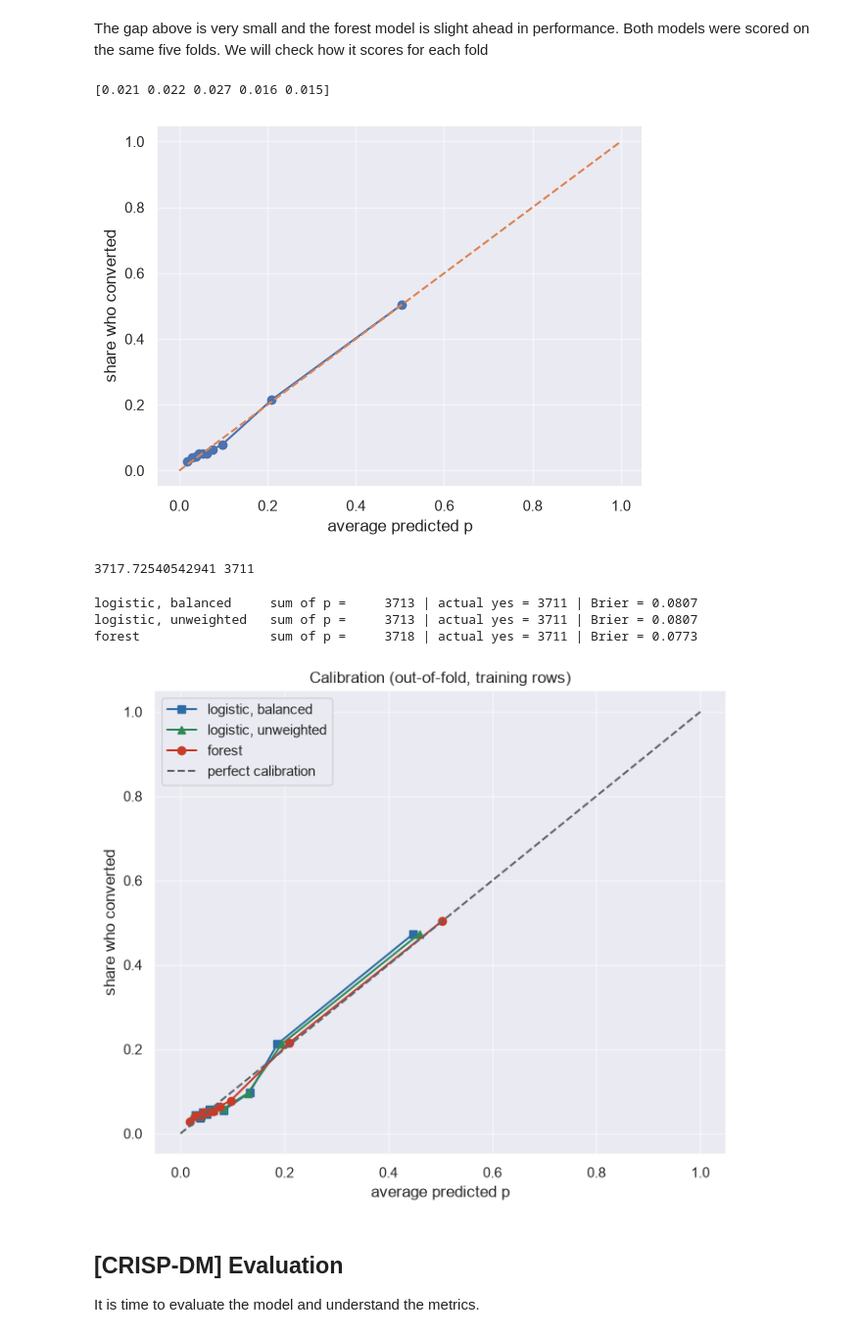
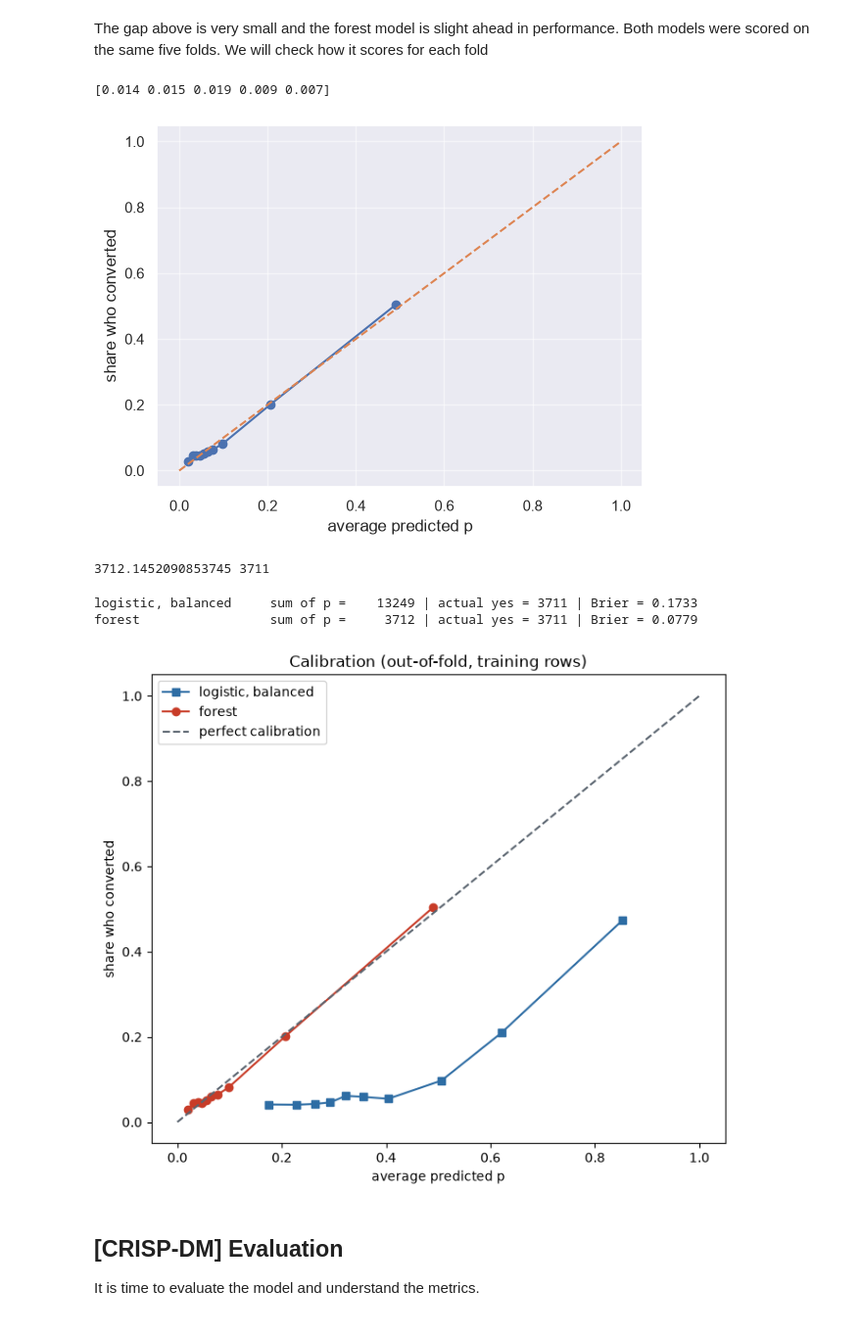
Before and after one commit to anoopungrd/sgh-advanced-analytics-big-data, a Jupyter notebook: semester-1/data-mining/project/code/Bank_Marketing_Notebook.ipynb, the cells around one changed output. Shown at 98% size. Cells and saved outputs as stored; diff of their text form; code cells hidden in the pictures.

Commit message:
Added the data set and made code changes to final code file.

```diff
--- a/semester-1/data-mining/project/code/Bank_Marketing_Notebook.ipynb
+++ b/semester-1/data-mining/project/code/Bank_Marketing_Notebook.ipynb
@@ -60,8 +57,8 @@ print("Current working directory:", os.getcwd())
 # %% [output]
 Current working directory: D:\SGH\Semesters\github\semester-1\data-mining\project\code
 # %%
-# data from csv  ----  Need to be deleted later
-df_csv = pd.read_csv('../bank+marketing/bank-additional/bank-additional/bank-additional-full.csv', delimiter=';')
+
+df_csv = pd.read_csv('bank-additional-full.csv', delimiter=';')
 df_csv.sample(5)
 # %% [output]
 |  | age | job | marital | education | default | housing | loan | contact | month | day_of_week | ... |
@@ -994,8 +981,8 @@ print("share of 999:", round((df_model_prep['pdays'] == 999).mean(), 3))     # a
 df_model_prep['pdays_recorded'] = (df_model_prep['pdays'] != 999).astype(int)  # 1 = a gap in days was recorded
 df_model_prep['pdays_clean']    = df_model_prep['pdays'].replace(999, 0)       # placeholder -> constant fill
 #df_model_prep = df_model_prep.drop(columns='pdays')                       # run once
-df_model_prep_tree = df_model_prep.drop(columns=['pdays'])
-df_model_prep = df_model_prep.drop(columns=['pdays', 'euribor3m', 'emp.var.rate','cons.price.idx', 'cons.conf.idx'])
+df_model_prep_tree = df_model_prep.drop(columns=['pdays', 'euribor3m', 'emp.var.rate']) #,'cons.price.idx', 'cons.conf.idx'])
+df_model_prep = df_model_prep.drop(columns=['pdays', 'euribor3m', 'emp.var.rate']) #,'cons.price.idx', 'cons.conf.idx'])
 # %% [output]
 unmapped months: 0
 share of 999: 0.963
@@ -1465,6 +1430,6 @@ None 0.620 ± 0.007
 # %%
 # CV AUC (mean ± spread) --- The crowd (random forest) vs the baseline ---
-logreg = LogisticRegression(C=0.01,max_iter=2000, class_weight=None, random_state=42)
+logreg = LogisticRegression(max_iter=2000, class_weight='balanced', random_state=42)
 forest = RandomForestClassifier(n_estimators=300, min_samples_leaf=10,
                                 random_state=42, n_jobs=-1)
 # each model with its own encoded data, but the same rows, the same folds, the same metric
@@ -1497,7 +1448,7 @@ s_log = cross_val_score(logreg, X_train_lin, y_train, cv=folds, scoring="roc_auc
 s_rf  = cross_val_score(forest, X_train_tree, y_train, cv=folds, scoring="roc_auc")
 print(np.round(s_rf - s_log, 3))   # forest minus logistic, one value per fold
 # %% [output]
-[0.021 0.022 0.027 0.016 0.015]
+[0.014 0.015 0.019 0.009 0.007]
 # %%
 # --- Honest (out-of-fold) probabilities - Calibration (out-of-fold) ---
 p_oof = cross_val_predict(forest, X_train_tree, y_train, cv=folds,
@@ -1510,43 +1461,43 @@ plt.xlabel("average predicted p"); plt.ylabel("share who converted")
 plt.show()
 print(p_oof.sum(), y_train.sum())
 # %% [output]
-[figure, old version]
+[figure, new version]
-3717.72540542941 3711
+3712.1452090853745 3711
 # %%
 #Similar calibration for logistic Regression
 # same out-of-fold recipe as the forest; same folds
 p_log_bal_oof = cross_val_predict(logreg, X_train_lin, y_train, cv=folds,
                                   method="predict_proba")[:, 1]
 
 # unweighted logistic: the fair model for a calibration check
 logreg_plain = LogisticRegression(max_iter=2000, random_state=42)
 p_log_plain_oof = cross_val_predict(logreg_plain, X_train_lin, y_train, cv=folds,
                                     method="predict_proba")[:, 1]
 
 series = {
     "logistic, balanced":   (p_log_bal_oof,   "#2E6DA4", "s-"),
-    "logistic, unweighted": (p_log_plain_oof, "#2E8B57", "^-"),
+    #"logistic, unweighted": (p_log_plain_oof, "#2E8B57", "^-"),
     "forest":               (p_oof,           "#C83C28", "o-"),
 }
 
-plt.figure(figsize=(7, 6))
-for name, (p, colour, style) in series.items():
-    share_converted, average_p = calibration_curve(y_train, p, n_bins=10,
-                                                   strategy="quantile")
-    plt.plot(average_p, share_converted, style, color=colour, label=name)
-    print(f"{name:22s} sum of p = {p.sum():8.0f} | actual yes = {y_train.sum()} "
-          f"| Brier = {brier_score_loss(y_train, p):.4f}")
+with plt.style.context('default'):
+    plt.figure(figsize=(7, 6))
+    for name, (p, colour, style) in series.items():
+        share_converted, average_p = calibration_curve(y_train, p, n_bins=10,
+                                                       strategy="quantile")
+        plt.plot(average_p, share_converted, style, color=colour, label=name)
+        print(f"{name:22s} sum of p = {p.sum():8.0f} | actual yes = {y_train.sum()} "
+              f"| Brier = {brier_score_loss(y_train, p):.4f}")
 
-plt.plot([0, 1], [0, 1], "--", color="#5B6570", label="perfect calibration")
-plt.xlabel("average predicted p")
-plt.ylabel("share who converted")
-plt.title("Calibration (out-of-fold, training rows)")
-plt.legend()
-plt.tight_layout()
-plt.savefig("calibration_all.png", dpi=200)
-plt.show()
+    plt.plot([0, 1], [0, 1], "--", color="#5B6570", label="perfect calibration")
+    plt.xlabel("average predicted p")
+    plt.ylabel("share who converted")
+    plt.title("Calibration (out-of-fold, training rows)")
+    plt.legend()
+    plt.tight_layout()
+    plt.savefig("calibration_all.png", dpi=200)
+    plt.show()
 # %% [output]
-logistic, balanced     sum of p =     3713 | actual yes = 3711 | Brier = 0.0807
-logistic, unweighted   sum of p =     3713 | actual yes = 3711 | Brier = 0.0807
-forest                 sum of p =     3718 | actual yes = 3711 | Brier = 0.0773
+logistic, balanced     sum of p =    13249 | actual yes = 3711 | Brier = 0.1733
+forest                 sum of p =     3712 | actual yes = 3711 | Brier = 0.0779
-[figure, old version]
+[figure, new version]
```
Also changed, not shown: parts of 41 cells of this notebook, 11 other files.
